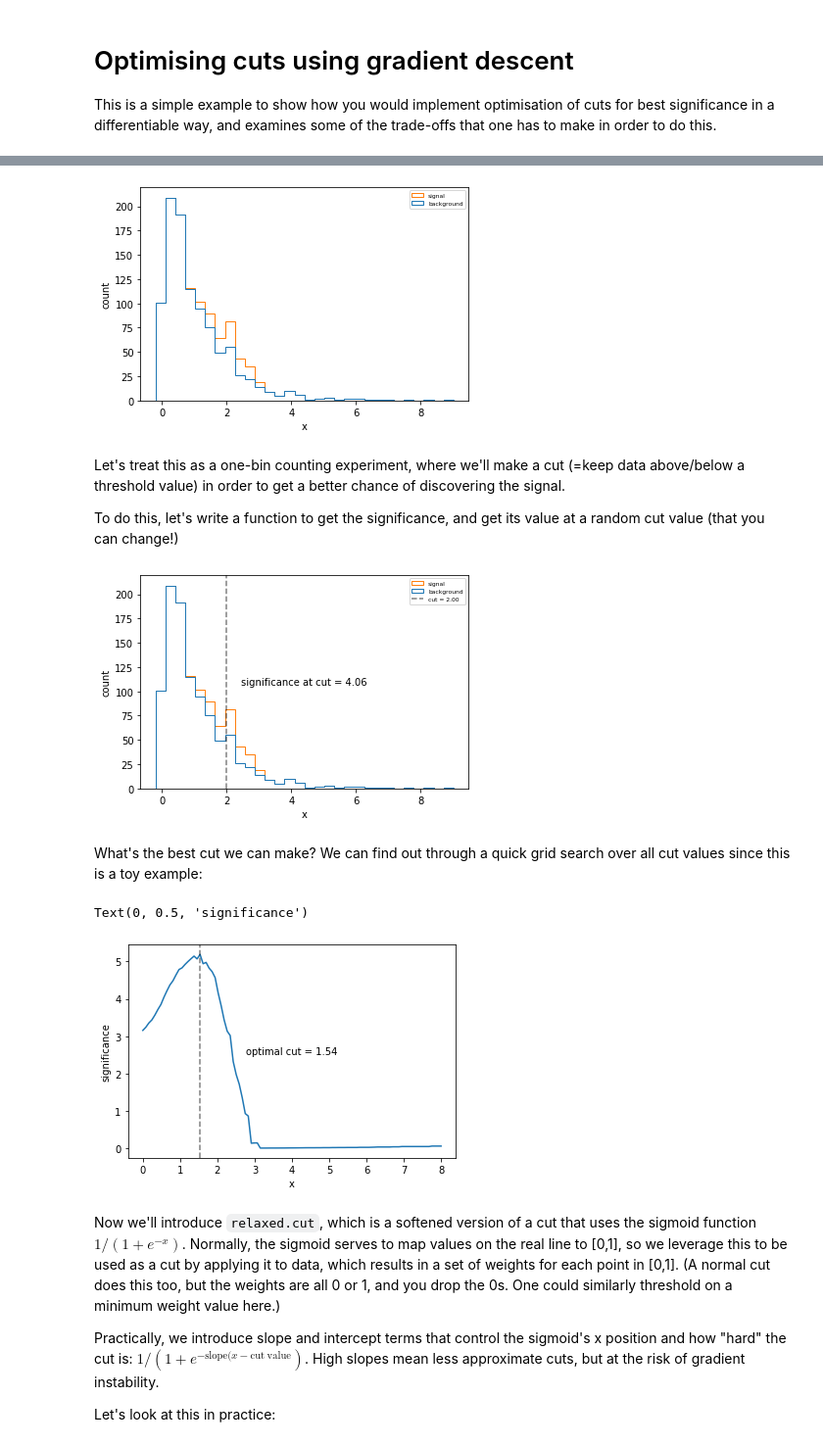
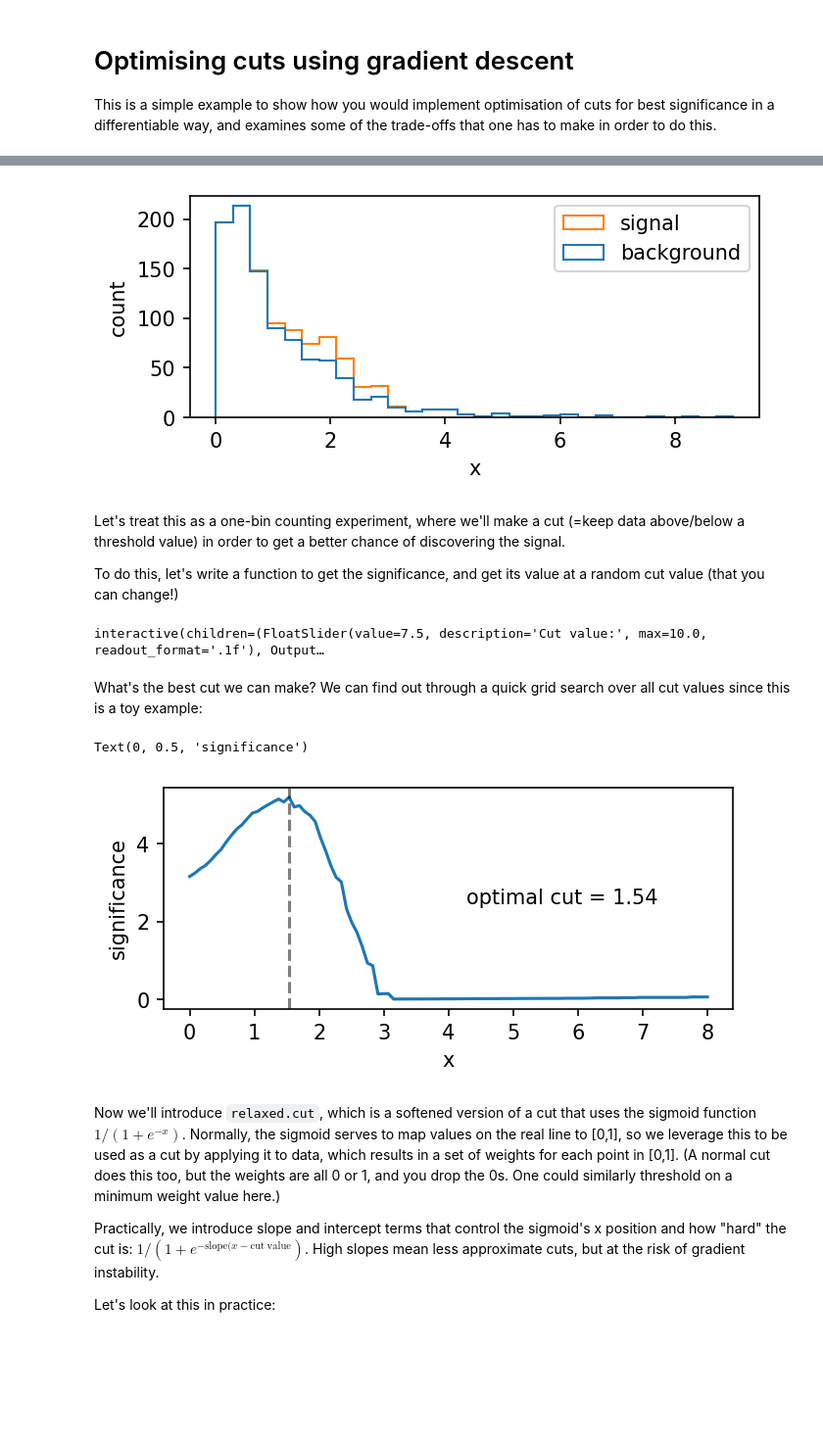
Before and after one commit to phinate/differentiable-analysis-examples, a Jupyter notebook: cuts.ipynb, the cells around one changed output, grey strips where cells are left out. Shown at 98% size. Drawn from its saved outputs; the diff is of its cells as text; code cells hidden in the pictures; blank space fills up the shorter version.

Commit message:
add interactive sliders

```diff
--- a/cuts.ipynb
+++ b/cuts.ipynb
@@ -7,8 +7,7 @@ import relaxed
 from functools import partial
 
 # matplotlib settings
-plt.rc("figure", figsize=(6, 3), dpi=150, facecolor="w")
-plt.rc("legend", fontsize=6)
+plt.rc("figure", figsize=(6, 2), dpi=150, facecolor="w")
 # %% [markdown]
 # Optimising cuts using gradient descent
 
@@ -34,6 +33,9 @@ def generate_signal(key, n_samples, n_features):
 bkg = generate_background(PRNGKey(0), 1000, 1, 0.1).ravel()
 sig = generate_signal(PRNGKey(1), 100, 1).ravel()
 
+sig = sig[sig>0]
+bkg = bkg[bkg>0]
+
 # plot!
 plt.hist(
     [bkg, sig], stacked=True, bins=30, histtype="step", label=["background", "signal"]
@@ -46,4 +47,4 @@ WARNING:absl:No GPU/TPU found, falling back to CPU. (Set TF_CPP_MIN_LOG_LEVEL=0
-[figure, old version]
+[figure, new version]
 # %% [markdown]
 Let's treat this as a one-bin counting experiment, where we'll make a cut (=keep data above/below a threshold value) in order to get a better chance of discovering the signal.
 
@@ -58,24 +59,43 @@ def significance_after_cut(cut):
 
 cut = 2  # change me to change the plot!
 
-significance = significance_after_cut(cut)
-plt.hist(
-    [bkg, sig], stacked=True, bins=30, histtype="step", label=["background", "signal"]
+def make_cut_plot(cut):
+    significance = significance_after_cut(cut)
+    plt.hist(
+        [bkg, sig], stacked=True, bins=30, histtype="step", label=["background", "signal"]
+    )
+    plt.axvline(x=cut, color="k", linestyle="--", alpha=0.5, label=f"cut = {cut:.2f}")
+    plt.axvspan(0,cut, hatch='//', color="grey", alpha=0.3,zorder=-999)
+    plt.text(
+        0.7,
+        0.2,
+        f"significance at cut = {significance:.2f}",
+        ha="center",
+        va="center",
+        transform=plt.gca().transAxes,
+    )
+    plt.xlabel("x")
+    plt.ylabel("count")
+    plt.legend()
+    plt.show();
+
+import ipywidgets as widgets
+
+slider = widgets.FloatSlider(
+    value=7.5,
+    min=0,
+    max=10.0,
+    step=0.1,
+    description='Cut value:',
+    disabled=False,
+    continuous_update=True,
+    orientation='horizontal',
+    readout=True,
+    readout_format='.1f',
 )
-plt.axvline(x=cut, color="k", linestyle="--", alpha=0.5, label=f"cut = {cut:.2f}")
-plt.text(
-    0.5,
-    0.5,
-    f"significance at cut = {significance:.2f}",
-    ha="center",
-    va="center",
-    transform=plt.gca().transAxes,
-)
-plt.xlabel("x")
-plt.ylabel("count")
-plt.legend();
+widgets.interactive(make_cut_plot, cut=slider)
 # %% [output]
-[figure, removed]
+interactive(children=(FloatSlider(value=7.5, description='Cut value:', max=10.0, readout_format='.1f'), Output…
 # %% [markdown]
 What's the best cut we can make? We can find out through a quick grid search over all cut values since this is a toy example:
 # %%
@@ -86,7 +106,7 @@ plt.plot(cut_values, significances_hard, label="significance")
 optimal_cut = cut_values[jnp.argmax(significances_hard)]
 plt.axvline(x=optimal_cut, color="k", linestyle="--", alpha=0.5, label="optimal cut")
 plt.text(
-    0.5,
+    0.7,
     0.5,
     f"optimal cut = {optimal_cut:.2f}",
     ha="center",
@@ -97,7 +117,7 @@ plt.xlabel("x")
 plt.ylabel("significance")
 # %% [output]
 Text(0, 0.5, 'significance')
-[figure, old version]
+[figure, new version]
 # %% [markdown]
 Now we'll introduce `relaxed.cut`, which is a softened version of a cut that uses the sigmoid function $1/(1+e^{-x})$. Normally, the sigmoid serves to map values on the real line to [0,1], so we leverage this to be used as a cut by applying it to data, which results in a set of weights for each point in [0,1]. (A normal cut does this too, but the weights are all 0 or 1, and you drop the 0s. One could similarly threshold on a minimum weight value here.)
 
```
Also changed, not shown: parts of 6 cells of this notebook.
